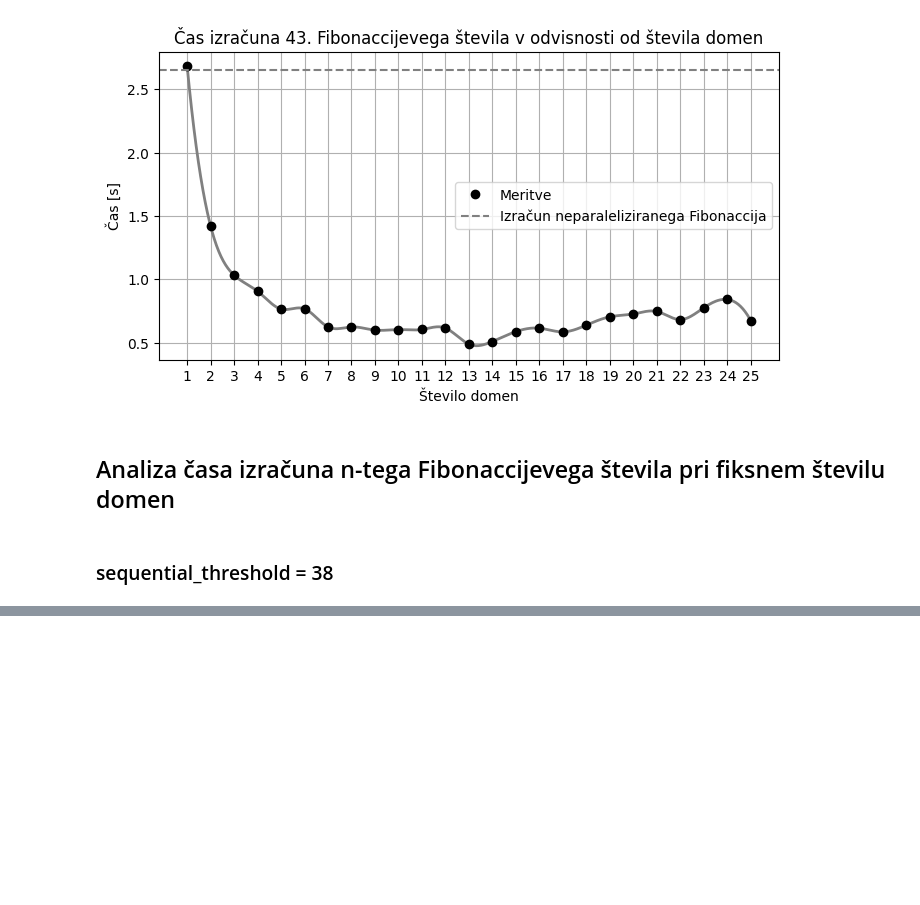
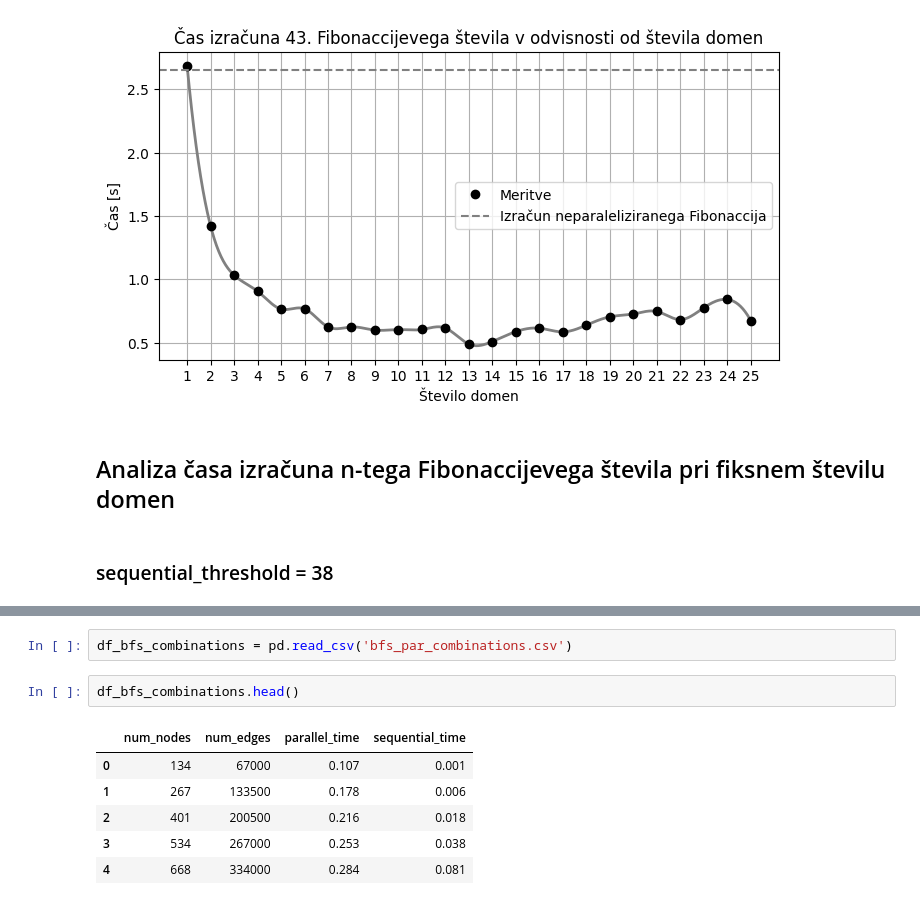
Before and after one commit to tjazerzen/Avtomatska-paralelizacija-v-OCamlu, a Jupyter notebook: playground/graph/computation_time_analysis/computation_time_analysis.ipynb, the cells around one changed output, grey strips where cells are left out. Cells and saved outputs as stored; diff of their text form; blank space fills up the shorter version.

```diff
--- a/playground/graph/computation_time_analysis/computation_time_analysis.ipynb
+++ b/playground/graph/computation_time_analysis/computation_time_analysis.ipynb
@@ -79,3 +81,14 @@ plt.savefig('fib_par_v_odvisnosti_od_n.jpg')
 plt.show()
 # %% [output]
 [figure]
+# %%
+df_bfs_combinations = pd.read_csv('bfs_par_combinations.csv')
+# %%
+df_bfs_combinations.head()
+# %% [output]
+|  | num_nodes | num_edges | parallel_time | sequential_time |
+| 0 | 134 | 67000 | 0.107 | 0.001 |
+| 1 | 267 | 133500 | 0.178 | 0.006 |
+| 2 | 401 | 200500 | 0.216 | 0.018 |
+| 3 | 534 | 267000 | 0.253 | 0.038 |
+| 4 | 668 | 334000 | 0.284 | 0.081 |
```
Also changed, not shown: parts of 5 cells of this notebook, 8 other files.
